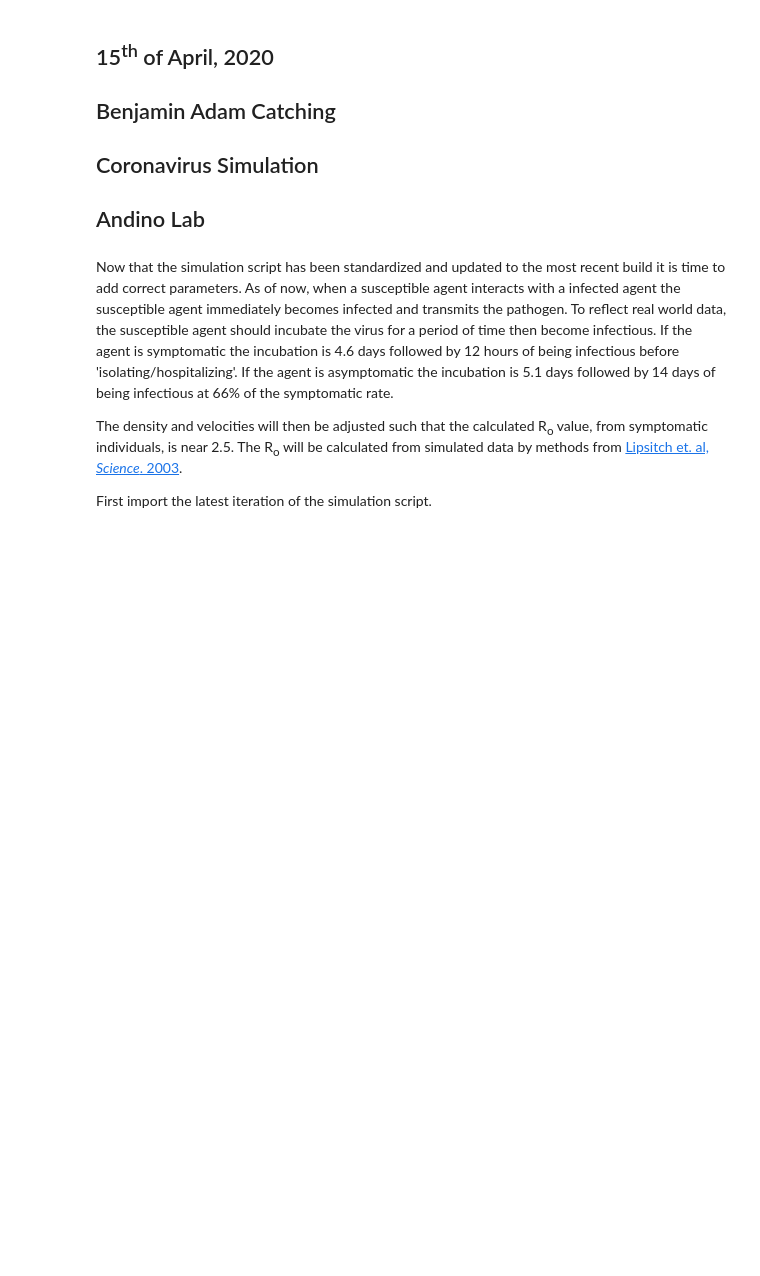
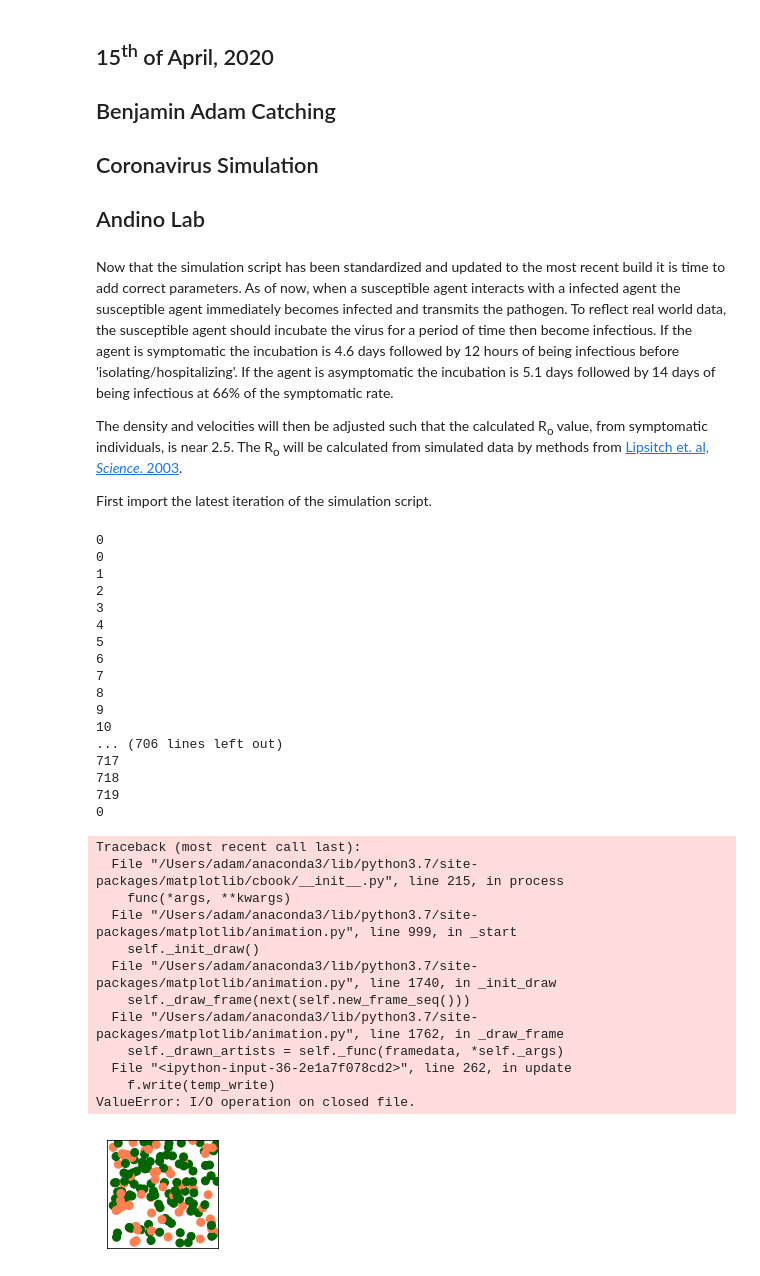
Before and after one commit to adamcatching/SARS_SEIR_Simulation, a Jupyter notebook: notebook/2020-04/2020-04-15.ipynb, the cells around one changed output. Drawn from its saved outputs; the diff is of its cells as text; code cells hidden in the pictures; blank space fills up the shorter version.

```diff
--- a/notebook/2020-04/2020-04-15.ipynb
+++ b/notebook/2020-04/2020-04-15.ipynb
@@ -20,13 +20,13 @@ First import the latest iteration of the simulation script.
 # %%
 # Name the datafile
 run_name = 'asympt_test_02'
-dataname = '../../data/' + '.csv'
+dataname = '../../data/' + run_name + '.csv'
 f = open(dataname, 'w')
 # Write header of the file
 f.write('# Data from simulation of 200 agents with various levels\
  of sheltering or mask usage\n')
 f.write('time,percent sheltering,percent wearing masks,infected,recovered,\
-    infected with mask,susceptible with mask')
+exposed,infected with mask,susceptible with mask\n')
 
 
 """Values of the simulation"""
@@ -34,7 +34,7 @@ f.write('time,percent sheltering,percent wearing masks,infected,recovered,\
 np.random.seed(100)
 
 # Figure ratio
-fig_rat = .5
+fig_rat = .2
 # Set boundaries
 xboundaries = [0, 50 * fig_rat]
 yboundaries = [0, 50 * fig_rat]
@@ -134,6 +134,7 @@ def update(i):
     interact, and if the agent bounces off a boundary
     """
 
+    print(i)
 
     # Iterate over all agents
     for j in range(n_agents):
@@ -254,32 +255,65 @@ def update(i):
             y = 2 * ymax - deltay_temp - agents['position'][j, 1]
             vy_temp *= -1
         elif y <= 0:
             y = - deltay_temp - agents['position'][j, 1]
             vy_temp *= -1
 
         #
         agents['position'][j] = np.array([x, y])
         agents['velocity'][j, 0] = vx_temp
         agents['velocity'][j, 1] = vy_temp
 
         # Update the scatter collection, with the new colors, sizes and positions.
         scatter.set_color(agents['color'])
         scatter.set_offsets(agents['position'])
 
     # Get values of the current time step
     temp_infected = sum(agents['state']=='Infected')
     temp_recovered = sum(agents['state']=='Recovered')
     temp_infect_mask = sum(agents[agents['mask']==True]['state'] == 'Infected')
     temp_suscept_mask = sum(agents[agents['mask']==True]['state'] == 'Susceptible')
+    temp_exposed = sum(agents['state']=='Exposed')
     temp_write = str(i) + ',' + str(round(per_shelt * .1, 1)) + ',' + \
-                 str(round(per_mask * .1, 1)) + ',' + str(temp_infected) \
-                 + ',' + str(temp_recovered) + ',' + \
+                 str(round(per_mask * .1, 1)) + ',' + str(temp_infected)+ ',' \
+                 + str(temp_exposed) + ',' + str(temp_recovered) + ',' + \
                  str(temp_infect_mask) + ',' + str(temp_suscept_mask) \
                  + '\n'
     # Save current data to a file
     f.write(temp_write)
 
 # Animate the simulation by iterating
 animation = FuncAnimation(fig, update, frames=N_steps, interval=20)
 temp_name = '../../data/' + run_name + '.gif'
 animation.save(temp_name, writer='imagemagick')
+f.close()
+# %% [output]
+0
+0
+1
+2
+3
+4
+5
+6
+7
+8
+9
+10
+... (706 lines left out)
+717
+718
+719
+0
+Traceback (most recent call last):
+  File "/Users/adam/anaconda3/lib/python3.7/site-packages/matplotlib/cbook/__init__.py", line 215, in process
+    func(*args, **kwargs)
+  File "/Users/adam/anaconda3/lib/python3.7/site-packages/matplotlib/animation.py", line 999, in _start
+    self._init_draw()
+  File "/Users/adam/anaconda3/lib/python3.7/site-packages/matplotlib/animation.py", line 1740, in _init_draw
+    self._draw_frame(next(self.new_frame_seq()))
+  File "/Users/adam/anaconda3/lib/python3.7/site-packages/matplotlib/animation.py", line 1762, in _draw_frame
+    self._drawn_artists = self._func(framedata, *self._args)
+  File "<ipython-input-36-2e1a7f078cd2>", line 262, in update
+    f.write(temp_write)
+ValueError: I/O operation on closed file.
+[figure, added]
```
Also changed, not shown: parts of 6 cells of this notebook.
